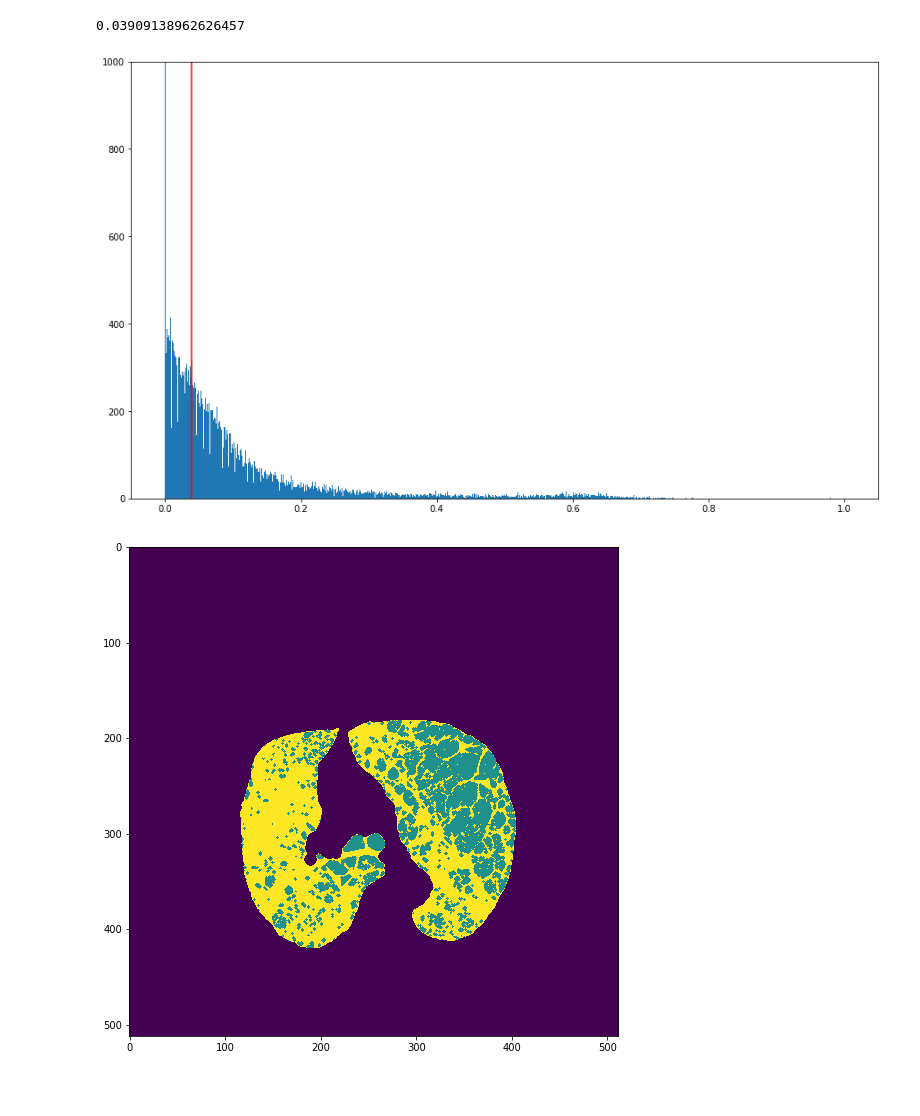
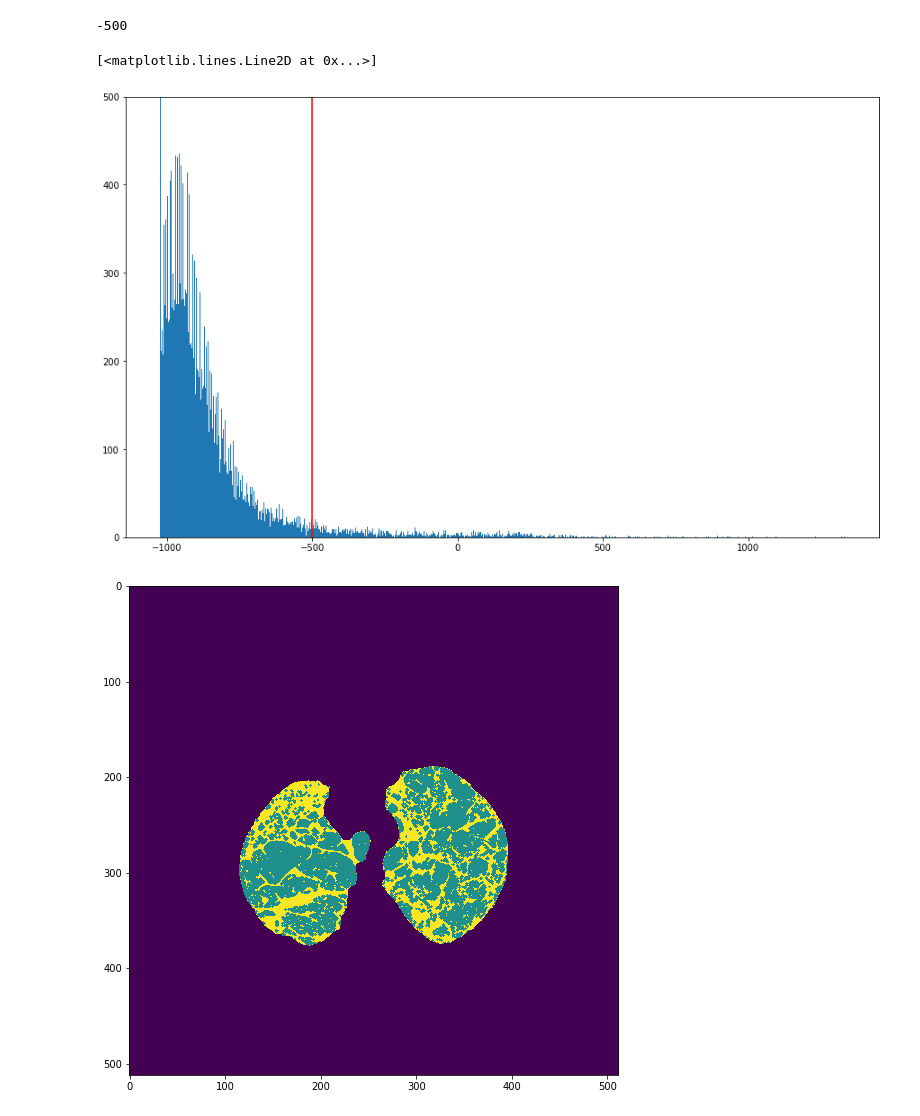
Before and after one commit to magdyksaleh/cs231n_bmi260_project, a Jupyter notebook: Labelling/Cyst_labelling.ipynb, the cells around one changed output. Saved outputs shown, nothing was run; the diff lists cells and outputs as text; code cells hidden in the pictures; blank space fills up the shorter version.

```diff
--- a/Labelling/Cyst_labelling.ipynb
+++ b/Labelling/Cyst_labelling.ipynb
@@ -19,11 +20,16 @@ from tqdm import tnrange
 
 #Load the data
 
-scan_path = "/Users/magdy/Desktop/Stanford Spring/BMI260/Project/Code/92" # TODO: Change this to match where your data is located!
+# scan_path = "/Users/magdy/Desktop/Stanford Spring/BMI260/Project/Data/Cystic Dataset/Train/92" # TODO: Change this to match where your data is located!
+
+# slice_num = 5
+# slice_path = os.path.join(scan_path,list_of_slices[slice_num])
+# print(slice_path)
+
+
+slice_path = "/Users/magdy/Desktop/Stanford Spring/BMI260/Project/Data/Cystic Dataset/Test/168/CT-0002-0007.dcm"
+scan_path = "/Users/magdy/Desktop/Stanford Spring/BMI260/Project/Data/Cystic Dataset/Test/185/"
 list_of_slices = os.listdir(scan_path)
-slice_num = 5
-slice_path = os.path.join(scan_path,list_of_slices[slice_num])
-print(slice_path)
 
 # read in the full path to the file as ds
 ds=pydicom.read_file(slice_path) # you may have to use pydicom instead of dicom
@@ -48,5 +54,6 @@ print(ds)
 (7fe0, 0010) Pixel Data                          OW: Array of 524288 bytes
 # %%
 plt.imshow(ds.pixel_array, cmap='gray')
+plt.rcParams['figure.figsize'] = (15,9)
 plt.show()
 # %% [output]
@@ -54,10 +61,17 @@ plt.show()
 # %%
 img = np.asarray(ds.pixel_array)
-mask_path = "/Users/magdy/Desktop/Stanford Spring/BMI260/Project/Code/92/lung_mask/lung_mask_1298_14.dcm"
+mask_path = "/Users/magdy/Desktop/Stanford Spring/BMI260/Project/Data/Cystic Dataset/Test/168/lung_mask/lung_mask_2_7.dcm"
 mask=np.asarray(pydicom.read_file(mask_path).pixel_array)
 mask[mask>0] = 1
 img_filtered = img*mask
+
+intercept = ds.RescaleIntercept
+slope = ds.RescaleSlope
+
+
+img_filtered = img_filtered*slope + intercept
 # %%
 plt.imshow(img_filtered, cmap='gray')
+plt.rcParams['figure.figsize'] = (15,9)
 plt.show()
 # %% [output]
@@ -69,27 +83,28 @@ img_filtered_norm = (img_filtered + abs(np.min(img_filtered)))/(np.max(img_filte
 thresh =  np.percentile(img_filtered_norm[img_filtered_norm > 0], 35)
 # thresh = np.median(img_filtered_norm[img_filtered_norm > 0])
 # thresh = threshold_otsu(img_filtered_norm)
+thresh = -500
 print(thresh)
 # %% [output]
-0.03909138962626457
+-500
 # %%
-_ = plt.hist(img_filtered_norm.reshape([-1]), 1000)
-plt.ylim([0, 1000])
-plt.plot([thresh, thresh], [0, 1000], 'r')
-plt.show()
+_ = plt.hist(img_filtered.reshape([-1]), 1000)
+plt.ylim([0, 500])
+plt.plot([thresh, thresh], [0, 500], 'r')
 # %% [output]
+[<matplotlib.lines.Line2D at 0x...>]
-[figure, old version]
+[figure, new version]
 # %%
-cysts_im = img_filtered_norm > thresh
+cysts_im = img_filtered > -850
 cysts_im = 1*binary_closing(cysts_im)
 cysts_im += mask
 
 from scipy.signal import medfilt
 
 plt.imshow(cysts_im)
 plt.rcParams['figure.figsize'] = (15,9)
 # %% [output]
-[figure, old version]
+[figure, new version]
 # %%
 cysts_im = medfilt(cysts_im)
 plt.imshow(cysts_im)
```
Also changed, not shown: parts of 6 cells of this notebook, 1 other file.
